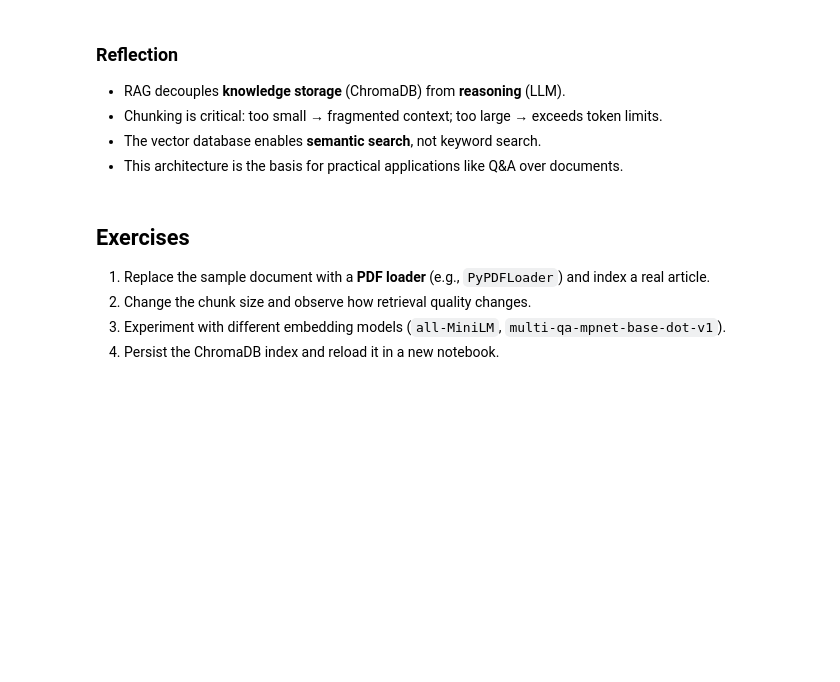
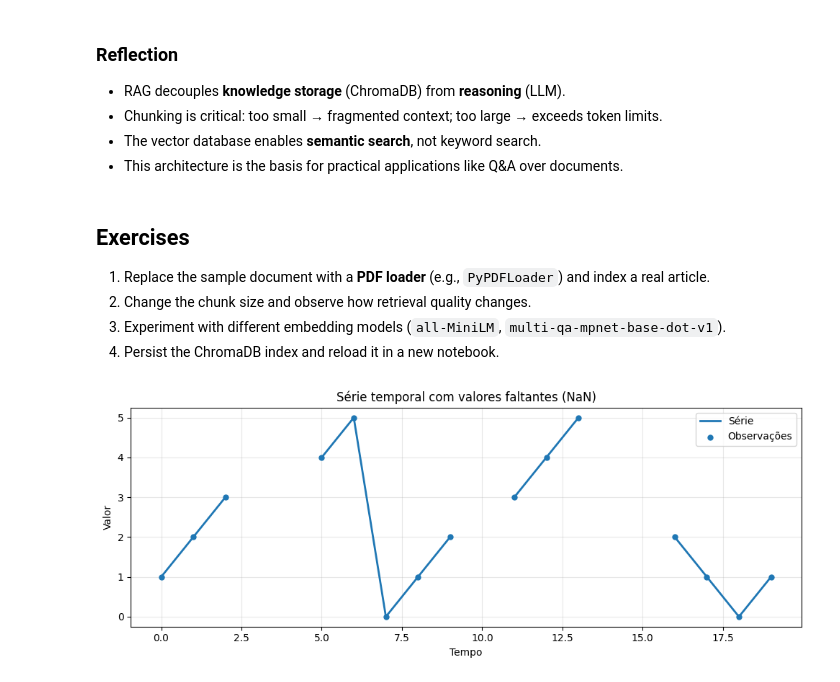
Before and after one commit to AILAB-CEFET-RJ/jcd_mc05, a Jupyter notebook: rag/notebooks/rag_demo.ipynb, the cells around one changed output. Cells and saved outputs as stored; diff of their text form; code cells hidden in the pictures; blank space fills up the shorter version.

```diff
--- a/rag/notebooks/rag_demo.ipynb
+++ b/rag/notebooks/rag_demo.ipynb
@@ -172,3 +172,30 @@ LLM-based agents are systems that integrate large language models (LLMs) with ex
 2. Change the chunk size and observe how retrieval quality changes.
 3. Experiment with different embedding models (`all-MiniLM`, `multi-qa-mpnet-base-dot-v1`).
 4. Persist the ChromaDB index and reload it in a new notebook.
+# %%
+import numpy as np
+import matplotlib.pyplot as plt
+
+# Exemplo (substitua pelos seus dados)
+t = np.arange(0, 20)
+y = np.array([1, 2, 3, np.nan, np.nan, 4, 5, 0, 1, 2,
+              np.nan, 3, 4, 5, np.nan, np.nan, 2, 1, 0, 1])
+
+plt.figure(figsize=(10, 4))
+
+# Linha (vai quebrar onde tiver NaN)
+plt.plot(t, y, linewidth=2, label="Série")
+
+# Pontos observados (só onde não é NaN)
+mask = ~np.isnan(y)
+plt.scatter(t[mask], y[mask], s=25, zorder=3, label="Observações")
+
+plt.title("Série temporal com valores faltantes (NaN)")
+plt.xlabel("Tempo")
+plt.ylabel("Valor")
+plt.grid(True, alpha=0.3)
+plt.legend()
+plt.tight_layout()
+plt.show()
+# %% [output]
+[figure, added]
```
Also changed, not shown: 2 other files.
